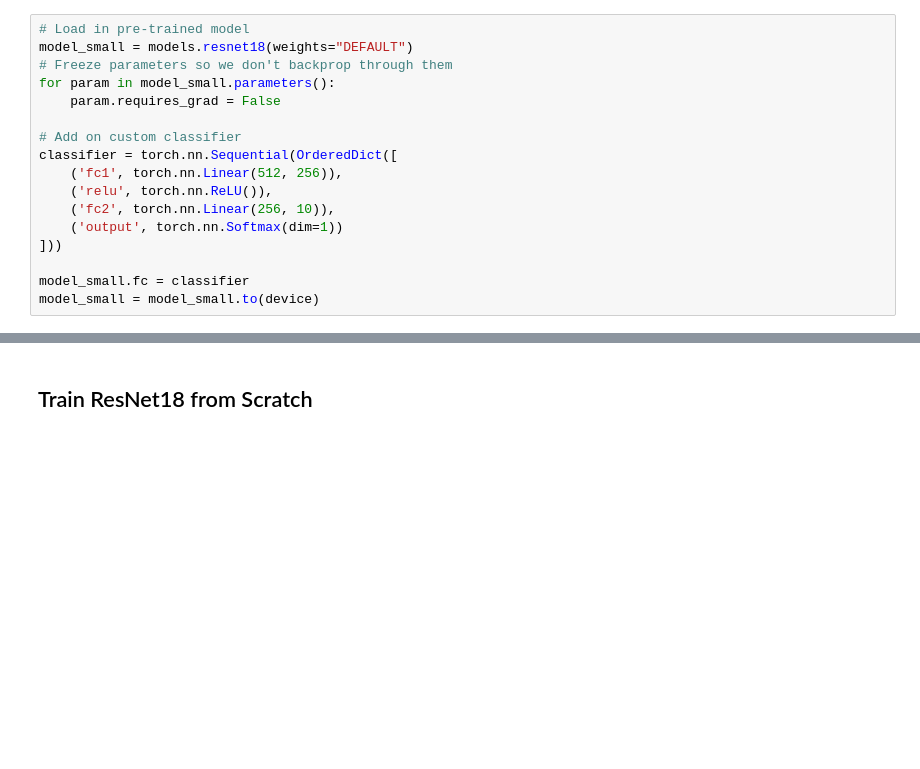
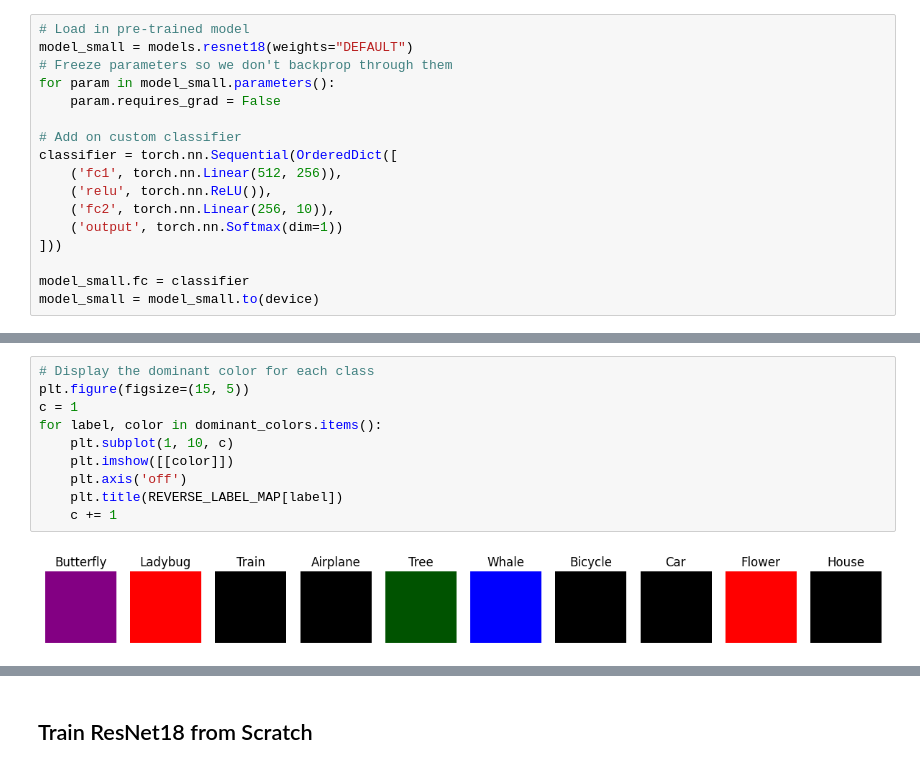
Before and after one commit to NickStrauch13/ai-pictionary, a Jupyter notebook: src/model/modeling.ipynb, the cells around one changed output, grey strips where cells are left out. Cells and saved outputs as stored; diff of their text form; blank space fills up the shorter version.

```diff
--- a/src/model/modeling.ipynb
+++ b/src/model/modeling.ipynb
@@ -491,0 +581,12 @@ Clipping input data to the valid range for imshow with RGB data ([0..1] for floa
+# %%
+# Display the dominant color for each class
+plt.figure(figsize=(15, 5))
+c = 1
+for label, color in dominant_colors.items():
+    plt.subplot(1, 10, c)
+    plt.imshow([[color]])
+    plt.axis('off')
+    plt.title(REVERSE_LABEL_MAP[label])
+    c += 1
+# %% [output]
+[figure, added]
```
Also changed, not shown: parts of 18 cells of this notebook.
